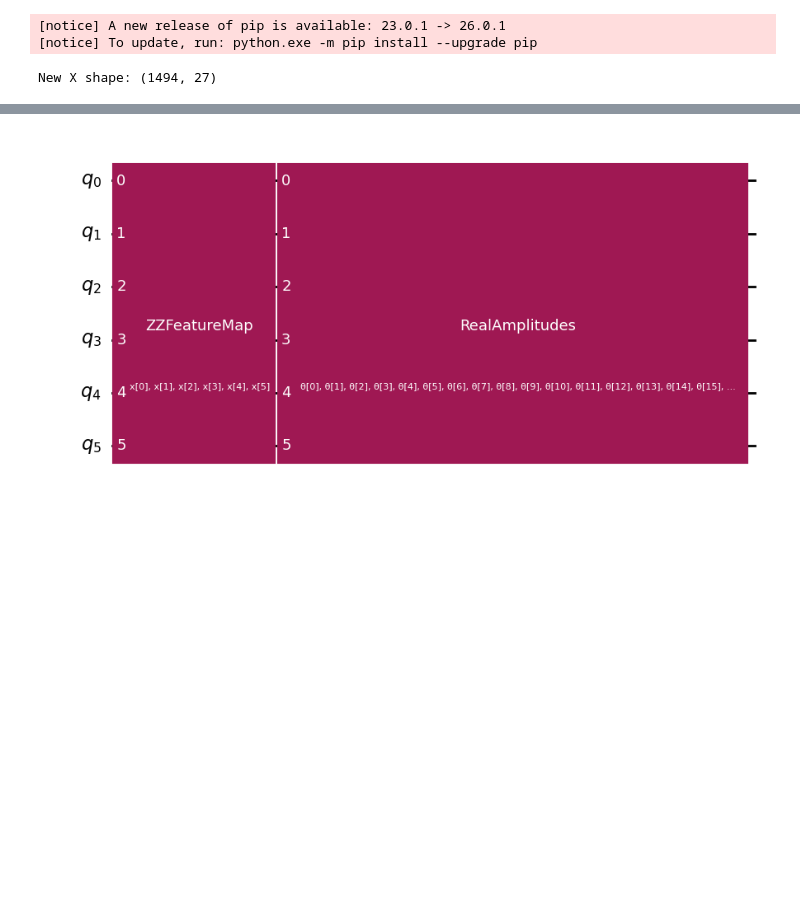
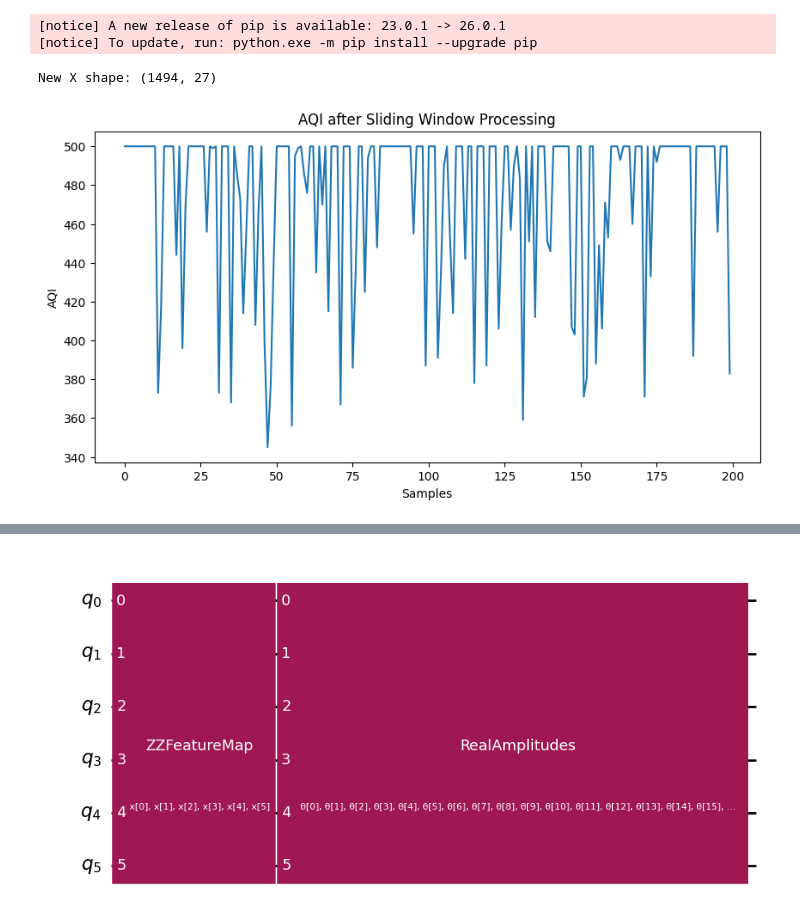
Before and after one commit to Reetkapoor/QNN-Forecasting, a Jupyter notebook: data/EDA.ipynb, the cells around one changed output, grey strips where cells are left out. Saved outputs shown, nothing was run; the diff lists cells and outputs as text; code cells hidden in the pictures; blank space fills up the shorter version.

```diff
--- a/data/EDA.ipynb
+++ b/data/EDA.ipynb
@@ -190,62 +201,37 @@ X = df1.drop('aqi', axis=1)
 
 # Time Series Window Creation
 
 def create_multivariate_ts(X, y, window_size):
 
     Xs = []
     ys = []
 
     for i in range(len(X) - window_size):
 
         window_features = X.iloc[i:i+window_size].values.flatten()
 
         target = y.iloc[i+window_size]
 
         Xs.append(window_features)
         ys.append(target)
 
     return np.array(Xs), np.array(ys)
 
 window_size = 3
 
 X_ts, y_ts = create_multivariate_ts(X, y, window_size)
 
 X = X_ts
 y = y_ts
 
 print("New X shape:", X.shape)
 
-# Feature Scaling
-
-from sklearn.preprocessing import MinMaxScaler
-
-scaler = MinMaxScaler(feature_range=(-1,1))
-X_scaled = scaler.fit_transform(X)
-
-# Dimensionality Reduction
-
-from sklearn.decomposition import PCA
-
-pca = PCA(n_components=6)
-
-X_reduced = pca.fit_transform(X_scaled)
-
-# Train Test Split
-
-from sklearn.model_selection import train_test_split
-
-X_train, X_test, y_train, y_test = train_test_split(
-    X_reduced,
-    y,
-    test_size=0.3,
-    shuffle=False
-)
-
-# Scale Target AQIw
-
-y_scaler = MinMaxScaler(feature_range=(-1,1))
-
-y_train_scaled = y_scaler.fit_transform(y_train.reshape(-1,1))
-y_test_scaled = y_scaler.transform(y_test.reshape(-1,1))
+plt.figure(figsize=(10,5))
+plt.plot(y[:200])
+plt.title("AQI after Sliding Window Processing")
+plt.xlabel("Samples")
+plt.ylabel("AQI")
+plt.show()
 # %% [output]
 New X shape: (1494, 27)
+[figure, added]
```
Also changed, not shown: parts of 8 cells of this notebook.
